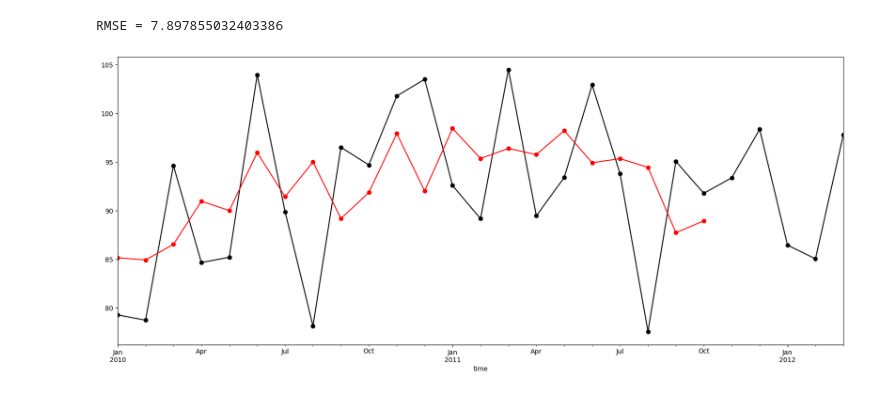
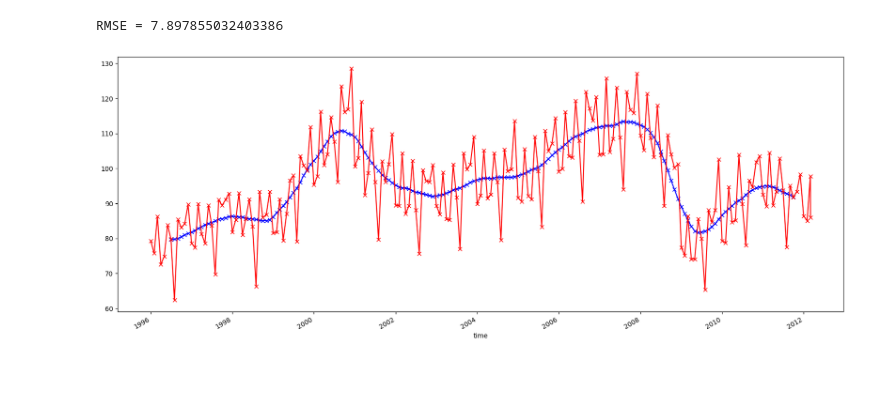
Before and after one commit to Siriyakon-Saenpor/229351_Statistical-Learning-for-Data-Science-1, a Jupyter notebook: Copy_of_229351_LAB09.ipynb, the cells around one changed output. Drawn from its saved outputs; the diff is of its cells as text; code cells hidden in the pictures.

```diff
--- a/Copy_of_229351_LAB09.ipynb
+++ b/Copy_of_229351_LAB09.ipynb
@@ -242,7 +242,7 @@ print('RMSE =', rmse(y_true,y_pred))
 RMSE = 7.897855032403386
 # %%
 # แสดงแผนภาพข้อมูล elecequip และค่าทำนายที่ได้
-ax1 = y_true.plot(marker='o', color='black', figsize=(20,8))
-ax2 = y_pred.plot(ax=ax1, marker='o', color='red')
+ax1 = Tt.plot(marker='x', color='blue', figsize=(20,8))
+ax2 = result.observed.plot(marker='x', color='red', figsize=(20,8))
 # %% [output]
-[figure, old version]
+[figure, new version]
```
